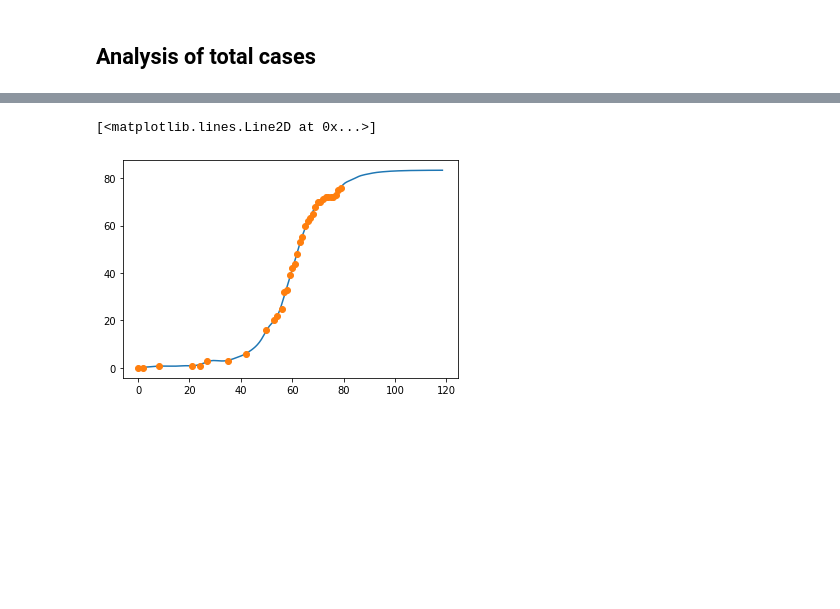
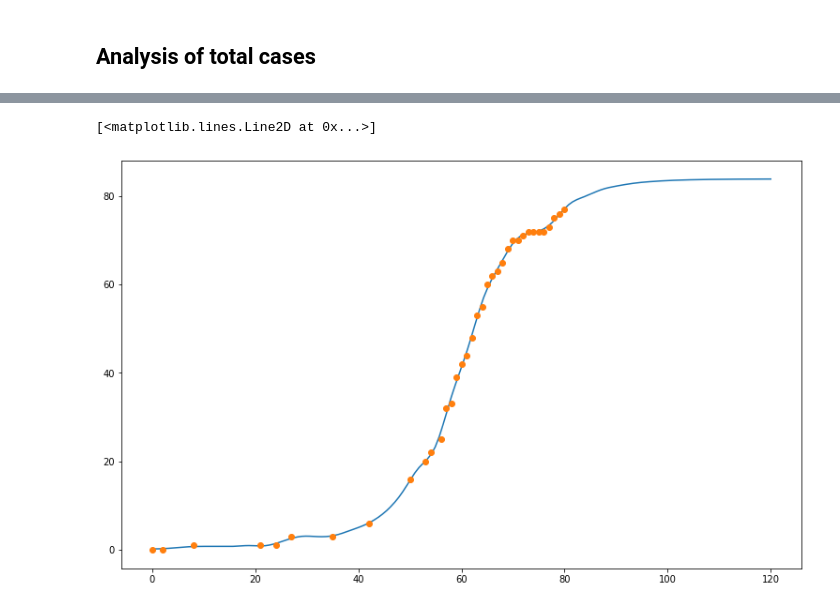
Before and after one commit to dwu402/pypei, a Jupyter notebook: samoa-data.ipynb, the cells around one changed output, grey strips where cells are left out. Cells and saved outputs as stored; diff of their text form; code cells hidden in the pictures; blank space fills up the shorter version.

```diff
--- a/samoa-data.ipynb
+++ b/samoa-data.ipynb
@@ -248,9 +248,10 @@ print(list(zip("bgedam", getp(sols[idx]['x']))))
 # %%
+plt.figure(figsize=[13,8])
 plt.plot(model.observation_times, getx(sols[idx]['x'])[6])
 plt.plot(time, D, 'o')
 # %% [output]
 [<matplotlib.lines.Line2D at 0x...>]
-[figure, old version]
+[figure, new version]
 # %%
 fig, ax=plt.subplots(figsize=[13, 8], dpi=60)
 xx = np.vstack([xix.toarray().flatten() for xix in getx(sols[idx]['x'])])
```
Also changed, not shown: parts of 27 cells of this notebook, 4 other files.
